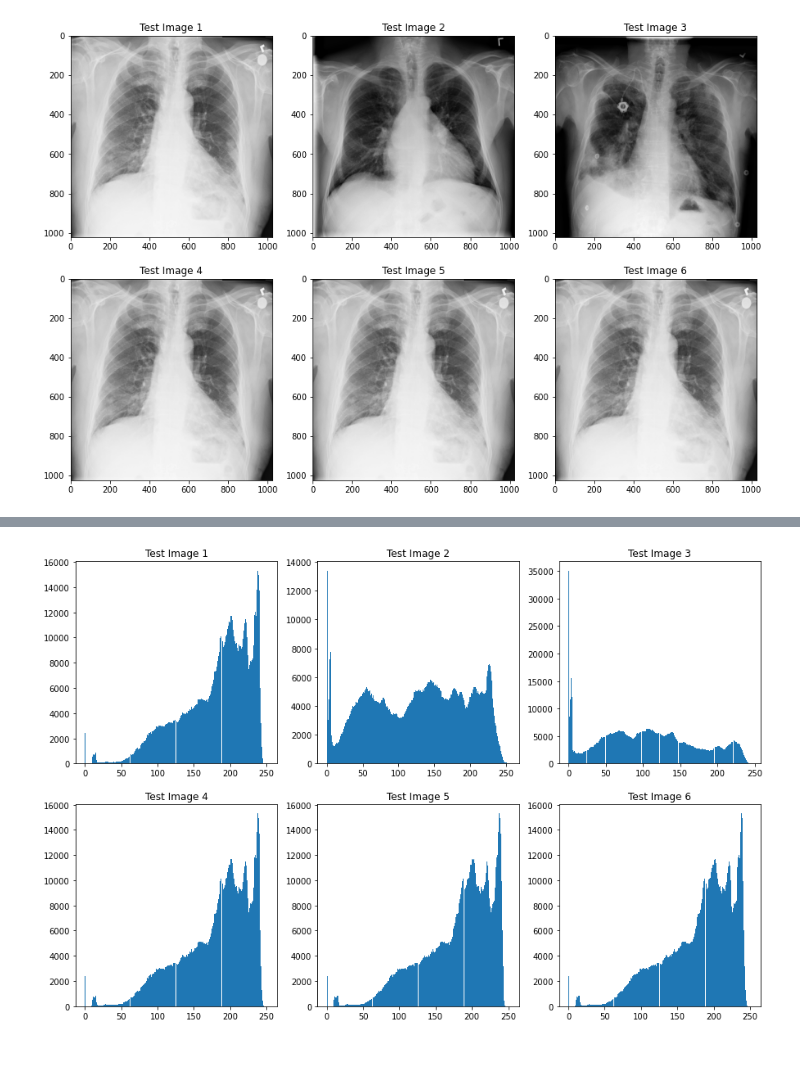
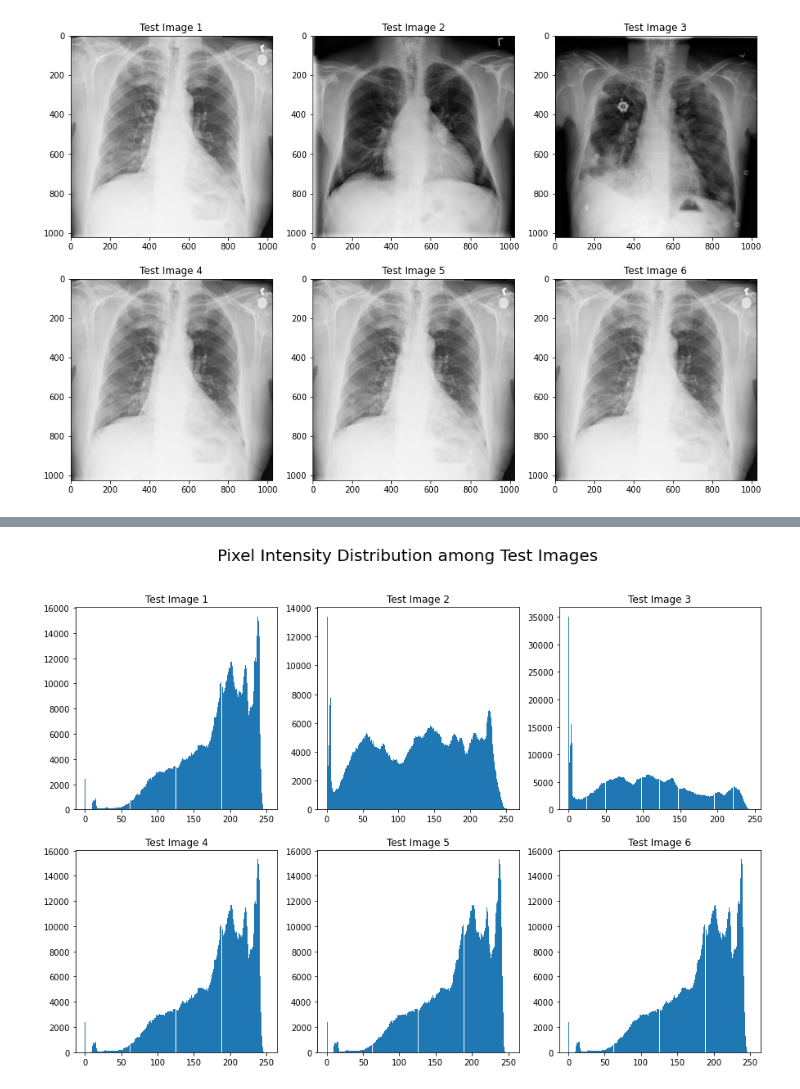
Before and after one commit to Danieldacruz7/Pneumonia-Detection-From-Chest-X-Rays, a Jupyter notebook: EDA.ipynb, the cells around one changed output, grey strips where cells are left out. Drawn from its saved outputs; the diff is of its cells as text; code cells hidden in the pictures; blank space fills up the shorter version.

```diff
--- a/EDA.ipynb
+++ b/EDA.ipynb
@@ -260,34 +278,29 @@ plt.show()
 # %%
 import matplotlib.pyplot as plt
 import numpy as np
 
-# Initialise the subplot function using number of rows and columns
+
 figure, axis = plt.subplots(2, 3, figsize=(15, 10))
 
-# For Sine Function
 axis[0, 0].hist(dcm1.pixel_array.ravel(), bins = 256)
 axis[0, 0].set_title("Test Image 1")
 
-# For Cosine Function
 axis[0, 1].hist(dcm2.pixel_array.ravel(), bins = 256)
 axis[0, 1].set_title("Test Image 2")
 
-# For Tangent Function
 axis[0, 2].hist(dcm3.pixel_array.ravel(), bins = 256)
 axis[0, 2].set_title("Test Image 3")
 
-# For Tanh Function
 axis[1, 0].hist(dcm4.pixel_array.ravel(), bins = 256)
 axis[1, 0].set_title("Test Image 4")
 
 axis[1, 1].hist(dcm5.pixel_array.ravel(), bins = 256)
 axis[1, 1].set_title("Test Image 5")
 
-# For Tanh Function
 axis[1, 2].hist(dcm6.pixel_array.ravel(), bins = 256)
 axis[1, 2].set_title("Test Image 6")
 
-# Combine all the operations and display
+figure.suptitle("Pixel Intensity Distribution among Test Images", size = 20)
 plt.show()
 # %% [output]
-[figure, old version]
+[figure, new version]
```
Also changed, not shown: parts of 19 cells of this notebook, 2 other files.
